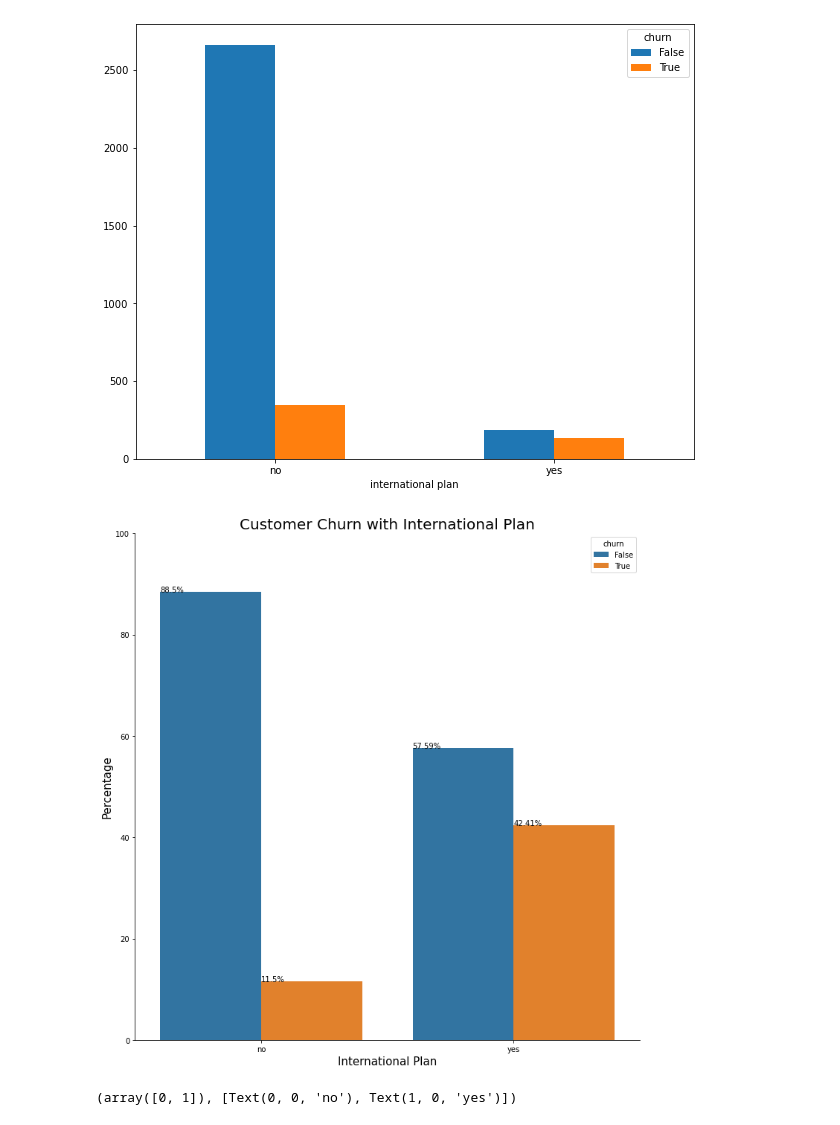
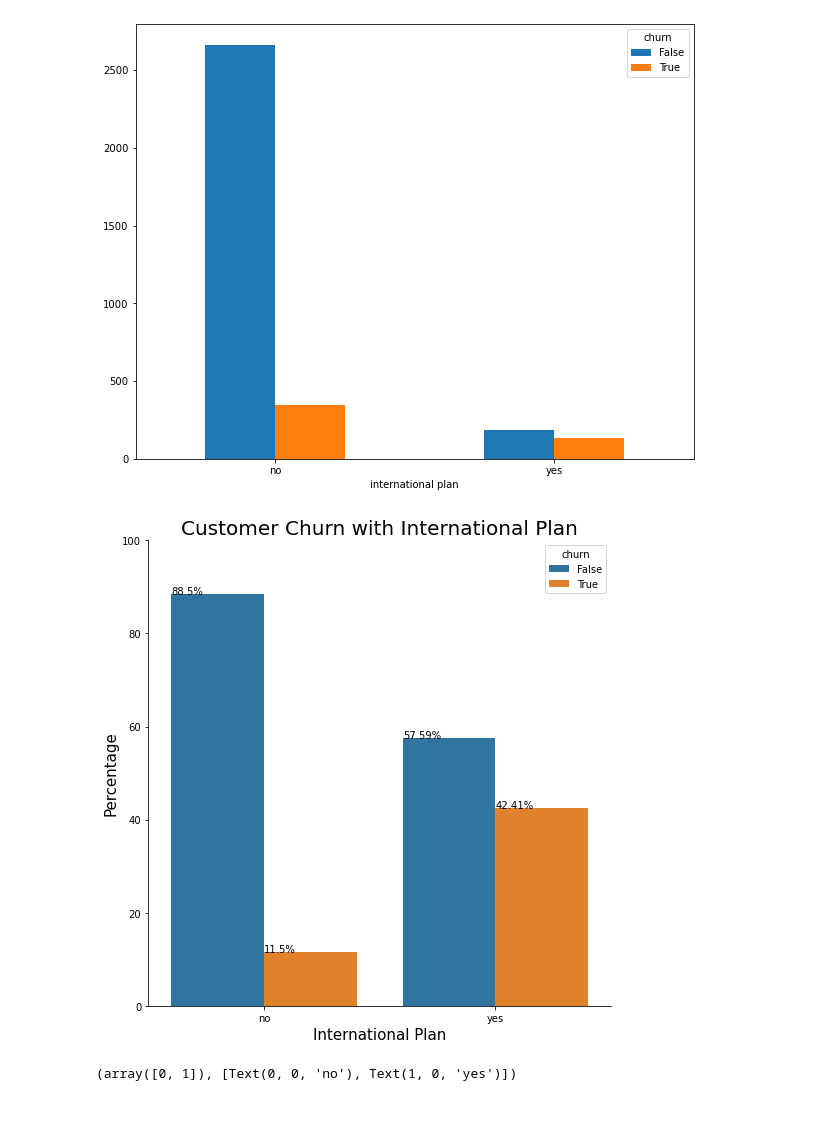
Before and after one commit to HudaKas/churn_prediction, a Jupyter notebook: Analysis notebook.ipynb, the cells around one changed output. Saved outputs shown, nothing was run; the diff lists cells and outputs as text; code cells hidden in the pictures.

```diff
--- a/Analysis notebook.ipynb
+++ b/Analysis notebook.ipynb
@@ -284,31 +284,31 @@ plt.xticks(rotation=0)
 # %%
 # plot Customer Churn with International Plan with normalization
 x,y = 'international plan', 'churn'
 
 df1 = df0.groupby(x)[y].value_counts(normalize=True)
 df1 = df1.mul(100)
 df1 = df1.rename('Percentage').reset_index()
 
 
-g = sns.catplot(x=x,y='Percentage',hue=y,kind='bar',data=df1,legend_out=False,height=10, aspect=1)
+g = sns.catplot(x=x,y='Percentage',hue=y,kind='bar',data=df1,legend_out=False,height=7, aspect=1)
 g.ax.set_ylim(0,100)
 
 for p in g.ax.patches:
     txt = str(p.get_height().round(2)) + '%'
     txt_x = p.get_x()
     txt_y = p.get_height()
     g.ax.text(txt_x,txt_y,txt)
 plt.title('Customer Churn with International Plan', fontsize=20)
 plt.xlabel('International Plan', fontsize=15)
 plt.ylabel('Percentage', fontsize=15)
 plt.savefig("images/International_Plan.png",bbox_inches="tight")
 plt.show()
 
 #42% of the customers who have an international plan will leave, so Syriatel should work on their international plan
 
 # https://stackoverflow.com/questions/34615854/seaborn-countplot-with-normalized-y-axis-per-group
 # %% [output]
-[figure, old version]
+[figure, new version]
 # %%
 # Plot Customer Churn with Voice Mail Plan without normalization
 df0.groupby(["voice mail plan", "churn"]).size().unstack().plot(kind='bar', figsize=(10,8))
```
Also changed, not shown: parts of 1 cell of this notebook, 2 other files.
